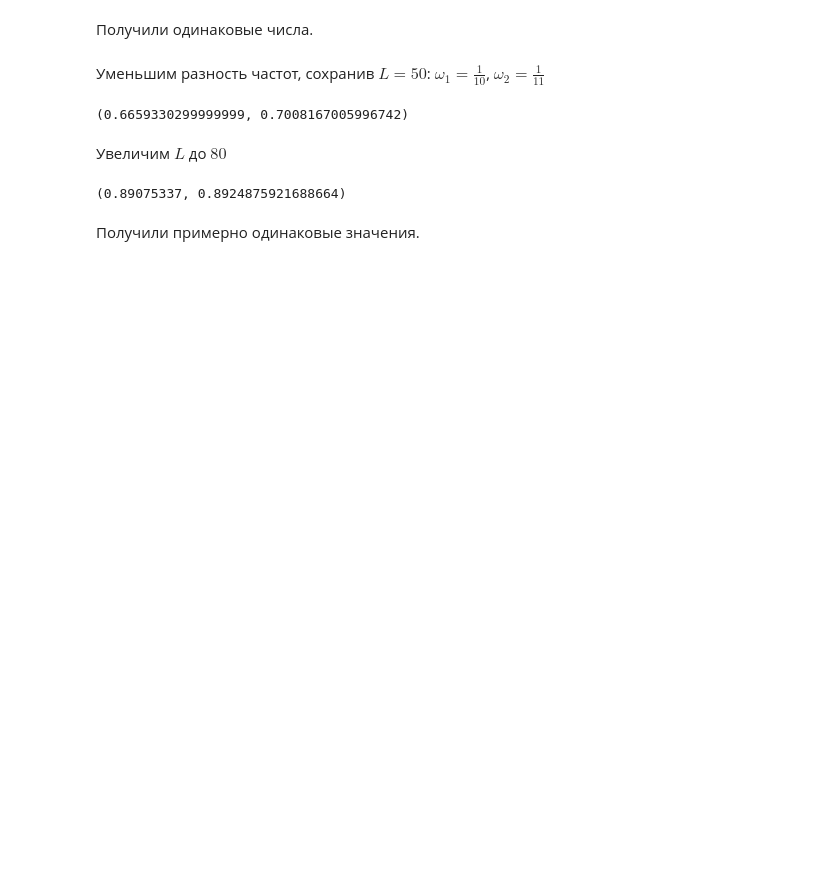
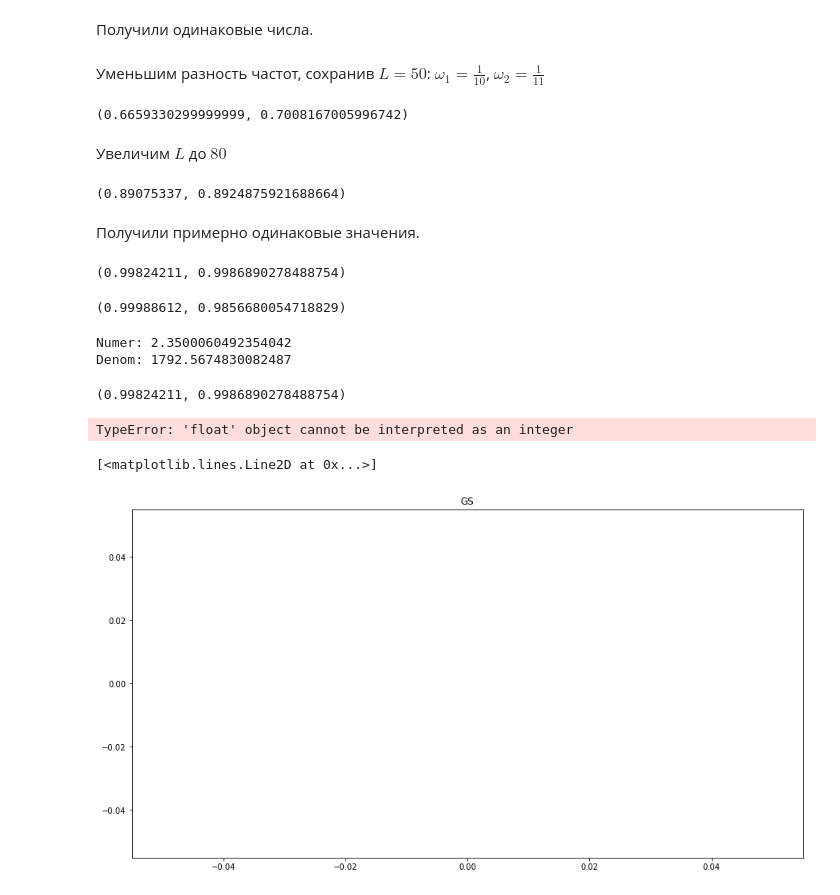
Before and after one commit to Loulaan/researchWork, a Jupyter notebook: Analytical.ipynb, the cells around one changed output. Drawn from its saved outputs; the diff is of its cells as text; code cells hidden in the pictures; blank space fills up the shorter version.

Commit message:
Add chapter 5 to report; Add demo graphs for report.

```diff
--- a/Analytical.ipynb
+++ b/Analytical.ipynb
@@ -202,3 +202,32 @@ hm.getRow()[-1], hm.compute_single_val_analytical(w1, w2)
 (0.89075337, 0.8924875921688664)
 # %% [markdown]
 Получили примерно одинаковые значения.
+# %%
+w1 = 1/10
+w2 = 1/100
+L = 80
+f = generate_series((w1, w2), N=N, Q=Q)
+hm = Hmatr(f, B, T_, L, neig=r, svdMethod=method)
+hm.getRow()[-1], hm.compute_single_val_analytical(w1, w2)
+# %% [output]
+(0.99824211, 0.9986890278488754)
+# %%
+w1 = 1/10
+w2 = 1/1000
+L = 80
+f = generate_series((w1, w2), N=N, Q=Q)
+hm = Hmatr(f, B, T_, L, neig=r, svdMethod=method)
+hm.getRow()[-1], hm.compute_single_val_analytical(w1, w2)
+# %% [output]
+(0.99988612, 0.9856680054718829)
+# %%
+w1 = 1/10
+w2 = 1/100
+L = 80
+f = generate_series((w1, w2), N=N, Q=Q)
+hm = Hmatr(f, B, T_, L, neig=r, svdMethod=method)
+hm.getRow()[-1], hm.compute_single_val_analytical(w1, w2)
+# %% [output]
+Numer: 2.3500060492354042
+Denom: 1792.5674830082487
+(0.99824211, 0.9986890278488754)
@@ -204,0 +236,25 @@ hm.getRow()[-1], hm.compute_single_val_analytical(w1, w2)
+# %%
+from matplotlib import pyplot as plt
+
+
+w1 = 1/10
+numers = []
+denoms = []
+ratios = []
+gs = []
+for i in range(10.0, 20.0, 0.1):
+    w2 = 1/i
+    stats = hm.compute_single_val_analytical(w1, w2)
+    gs.append(stats[0])
+    numers.append(stats[1])
+    denoms.append(stats[2])
+    ratios.append(stats[3])
+# %% [output]
+TypeError: 'float' object cannot be interpreted as an integer
+# %%
+plt.figure(figsize=(15, 8))
+plt.title("GS")
+plt.plot(gs, marker="1")
+# %% [output]
+[<matplotlib.lines.Line2D at 0x...>]
+[figure, added]
```
Also changed, not shown: parts of 4 cells of this notebook, 7 other files.
